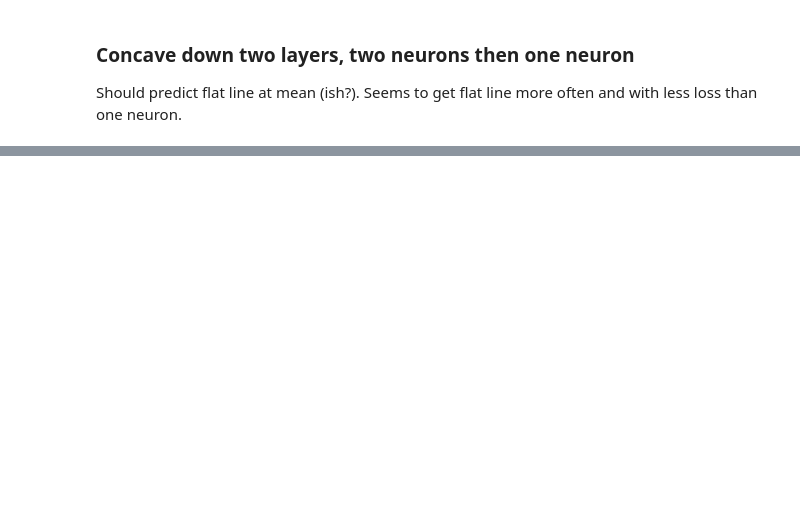
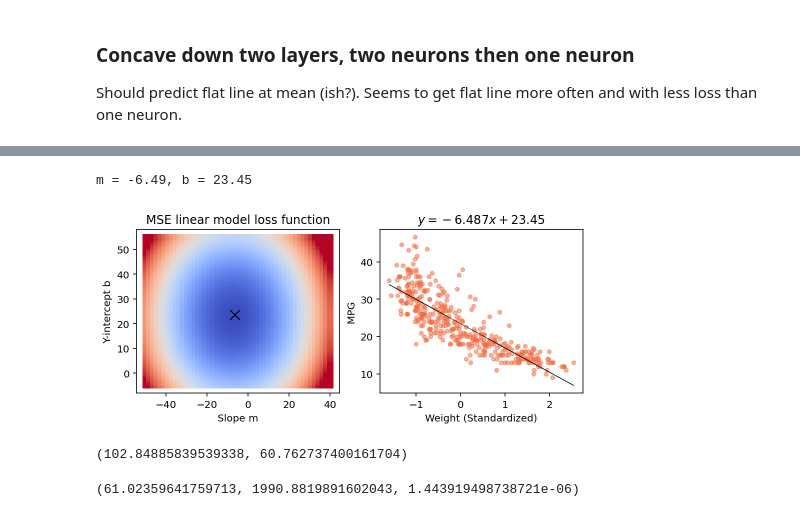
Before and after one commit to parrt/fundamentals-of-deep-learning, a Jupyter notebook: notebooks/playground.ipynb, the cells around one changed output, grey strips where cells are left out. Drawn from its saved outputs; the diff is of its cells as text; code cells hidden in the pictures; blank space fills up the shorter version.

```diff
--- a/notebooks/playground.ipynb
+++ b/notebooks/playground.ipynb
@@ -525,0 +532,15 @@ Loss tensor(0.0005)
+# %%
+explain(X, y,
+        mrange = (-50,40), brange = (-5,55),
+        normalize=True)
+# %% [output]
+m = -6.49, b = 23.45
+[figure, added]
+# %%
+loss(X_,y,m,b), loss(X_,y,0,b)
+# %% [output]
+(102.84885839539338, 60.762737400161704)
+# %%
+min(z), max(z), norm(65)
+# %% [output]
+(61.02359641759713, 1990.8819891602043, 1.443919498738721e-06)
```
Also changed, not shown: parts of 28 cells of this notebook, 2 other files.
